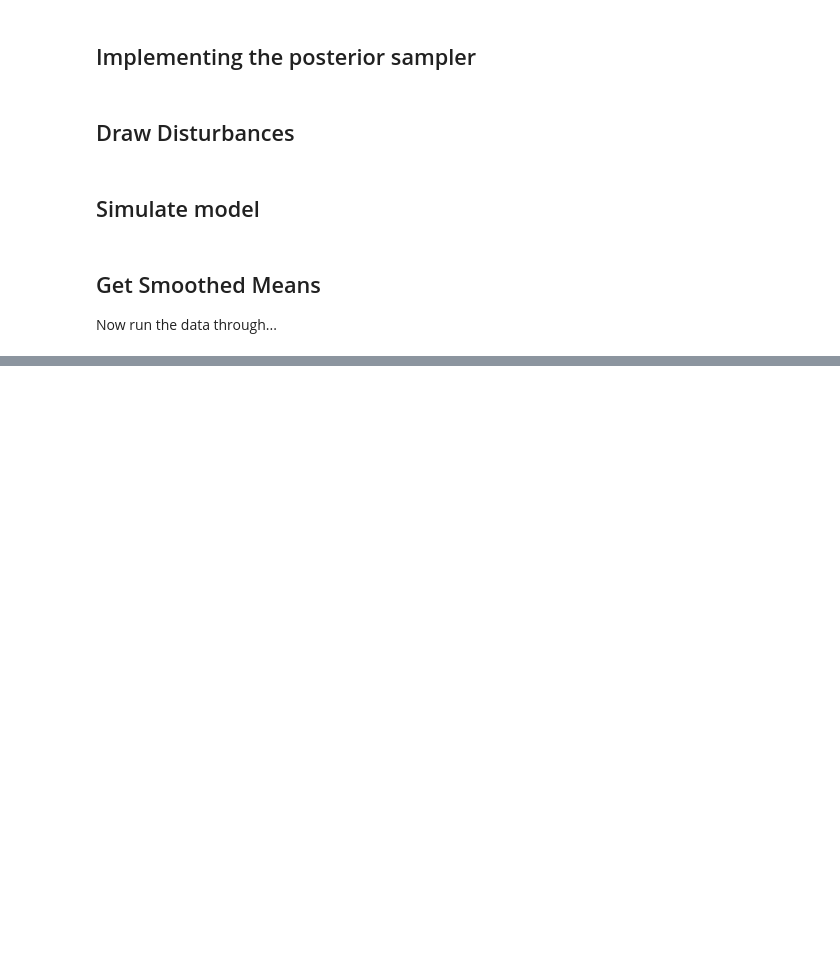
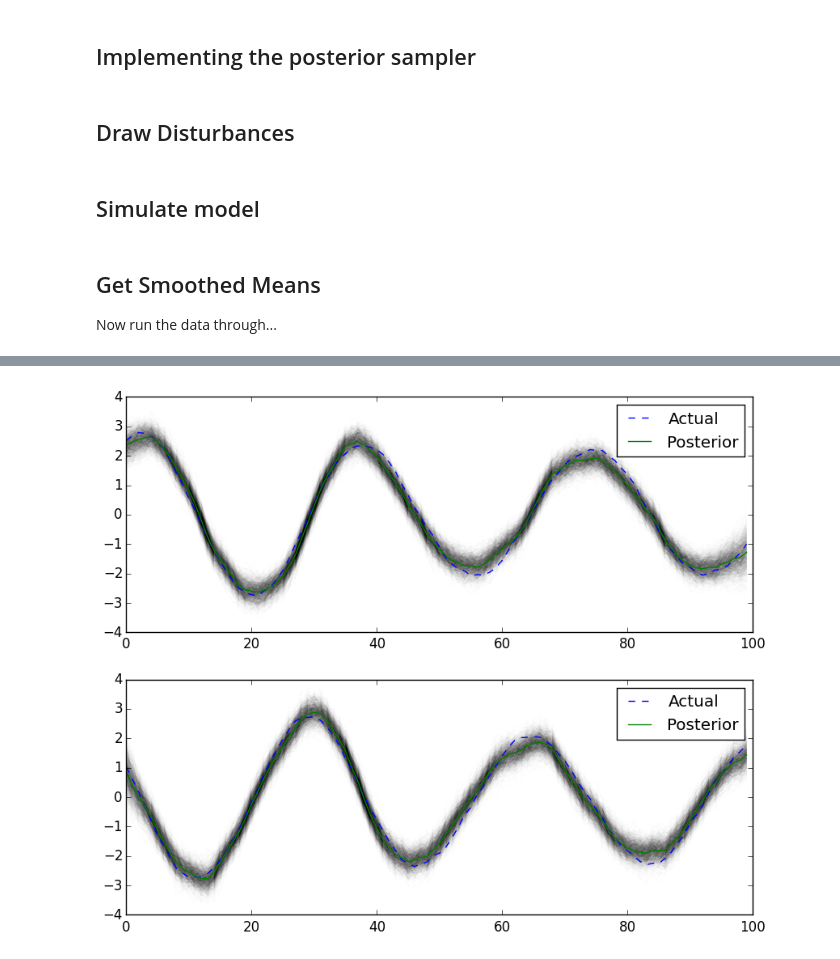
Before and after one commit to jmxpearson/laf, a Jupyter notebook: julia_kalman_integration_test.ipynb, the cells around one changed output, grey strips where cells are left out. Drawn from its saved outputs; the diff is of its cells as text; code cells hidden in the pictures; blank space fills up the shorter version.

```diff
--- a/julia_kalman_integration_test.ipynb
+++ b/julia_kalman_integration_test.ipynb
@@ -300,0 +346,13 @@ Now run the data through...
+# %%
+trans = 10 / Ns
+figure(figsize=(10, 8))
+
+for idx in 1:Nm
+    subplot(Nm, 1, idx)
+    plot(squeeze(alpha_samples[idx, :, :], 1), color="black", alpha=trans)
+    plot(α[idx, :]', linestyle="--", label="Actual")
+    plot(alphat[idx, :]', label="Posterior")
+    legend()
+end
+# %% [output]
+[figure, added]
```
Also changed, not shown: parts of 17 cells of this notebook, 1 other file.
